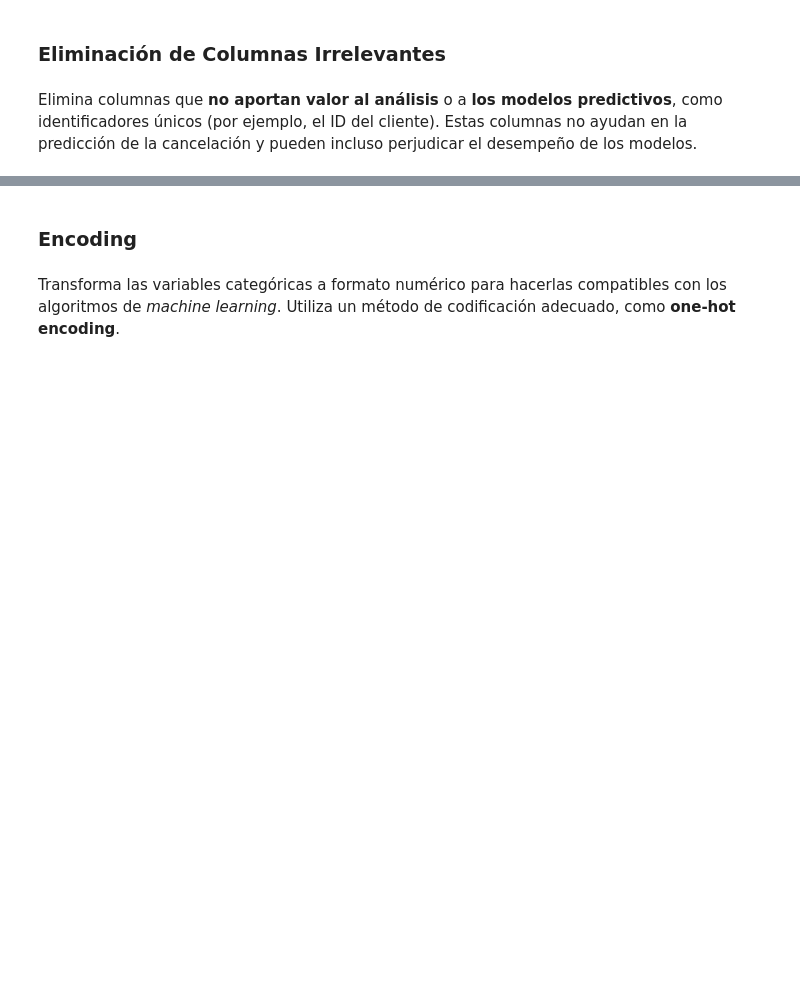
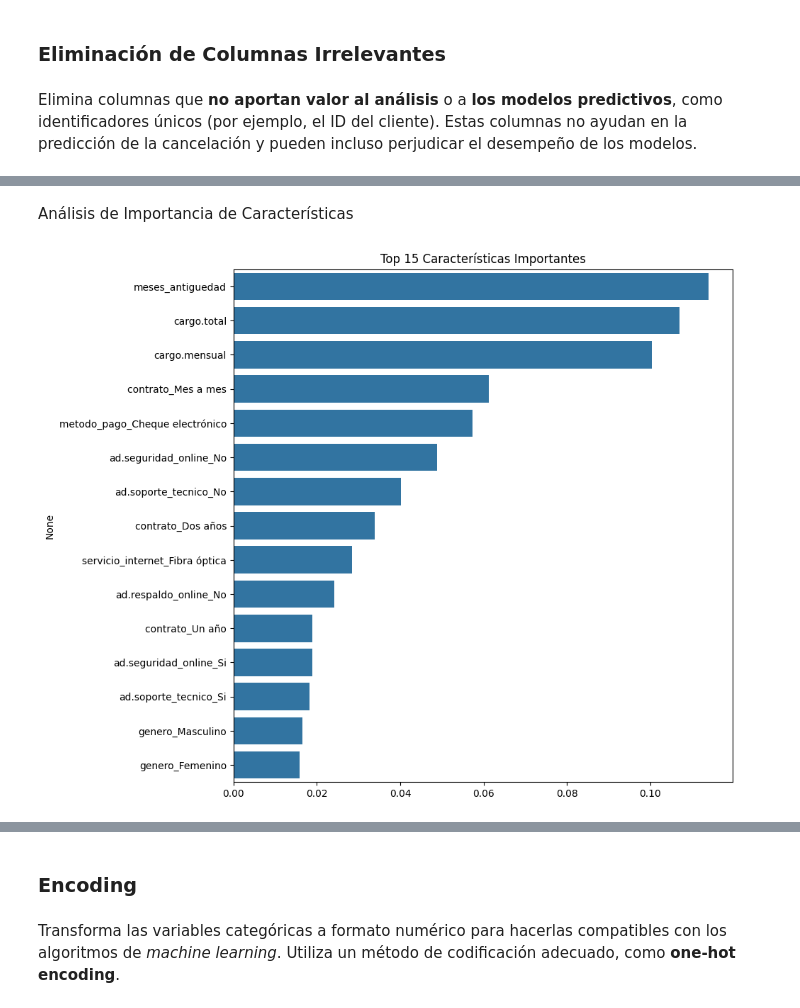
Before and after one commit to MigXDev/CS_Datos_I_DESAFIO_3, a Jupyter notebook: TelecomX_LATAM_2.ipynb, the cells around one changed output, grey strips where cells are left out. Drawn from its saved outputs; the diff is of its cells as text; code cells hidden in the pictures; blank space fills up the shorter version.

```diff
--- a/TelecomX_LATAM_2.ipynb
+++ b/TelecomX_LATAM_2.ipynb
@@ -127,0 +298,7 @@ Df_base.head(5)
+# %%
+# Aplicar SMOTE solo al conjunto de entrenamiento
+sm = SMOTE(random_state=42)
+X_train_bal, y_train_bal = sm.fit_resample(X_train_processed, y_train)
+
+print("\nDistribución después de balanceo:")
+print(pd.Series(y_train_bal).value_counts())
@@ -127,0 +313,14 @@ Df_base.head(5)
+# %%
+# Crear DataFrame balanceado para análisis
+feature_names = numeric_cols + list(one_hot.named_transformers_['cat'].get_feature_names_out(categorical_cols))
+df_bal = pd.DataFrame(X_train_bal, columns=feature_names)
+df_bal['abandono'] = y_train_bal
+
+# Matriz de correlación
+plt.figure(figsize=(16, 14))
+corr_matrix = df_bal.corr()
+sns.heatmap(corr_matrix[abs(corr_matrix) > 0.3], annot=True, cmap='coolwarm')
+
+# Top correlaciones con target
+target_corr = df_bal.corr()['abandono'].sort_values(ascending=False)
+print(target_corr.head(10))
@@ -127,0 +331,13 @@ Df_base.head(5)
+# %%
+# Entrenar modelo con datos balanceados
+model = RandomForestClassifier(n_estimators=100, random_state=42)
+model.fit(X_train_bal, y_train_bal)
+
+# Evaluar con test set original (sin balancear)
+y_pred = model.predict(X_test_processed)
+y_proba = model.predict_proba(X_test_processed)[:, 1]
+
+print("\nReporte de Clasificación:")
+print(classification_report(y_test, y_pred))
+
+print(f"\nAUC-ROC: {roc_auc_score(y_test, y_proba):.4f}")
@@ -127,0 +357,13 @@ Df_base.head(5)
+# %% [markdown]
+Análisis de Importancia de Características
+# %%
+# Importancia de características
+importances = pd.Series(model.feature_importances_, index=feature_names)
+top_features = importances.sort_values(ascending=False).head(15)
+
+plt.figure(figsize=(10, 8))
+sns.barplot(x=top_features.values, y=top_features.index)
+plt.title('Top 15 Características Importantes')
+plt.tight_layout();
+# %% [output]
+[figure, added]
```
Also changed, not shown: parts of 52 cells of this notebook.
